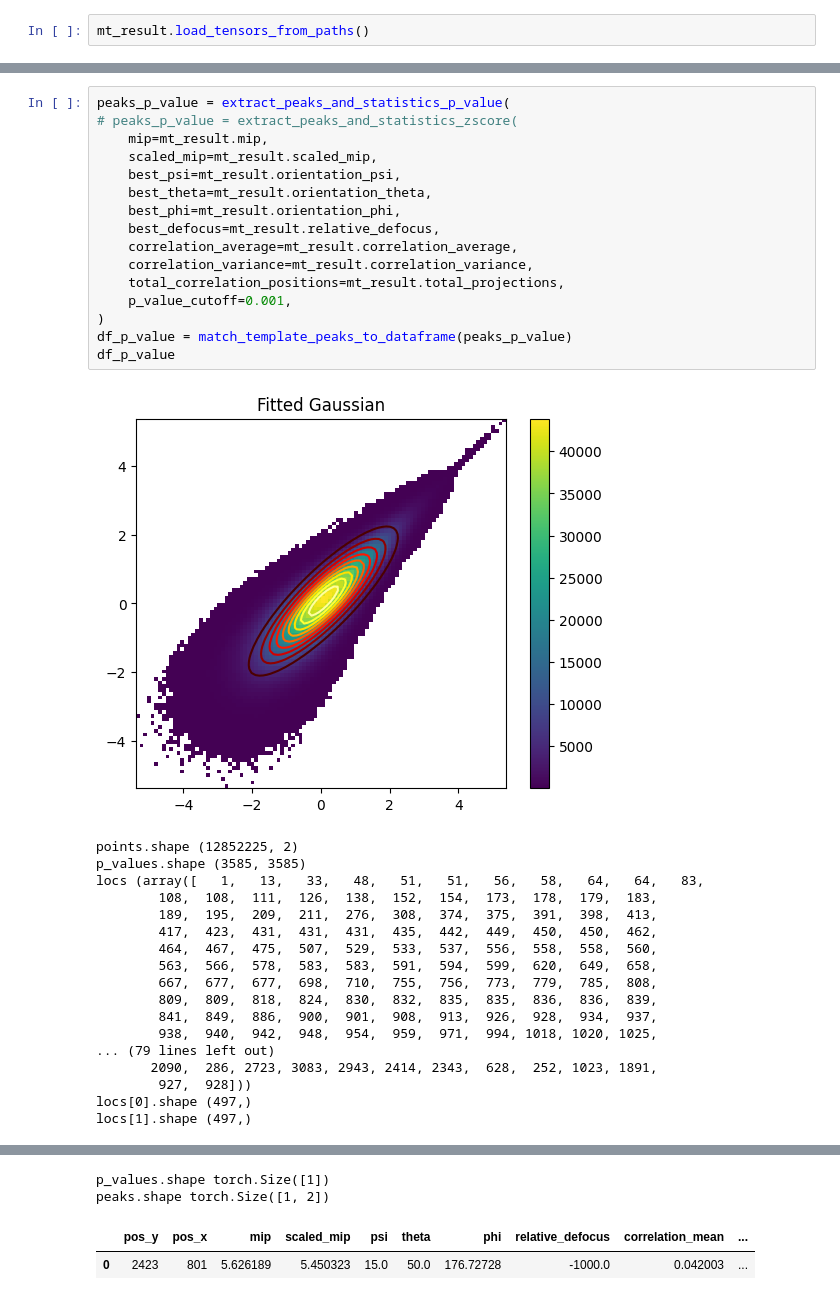
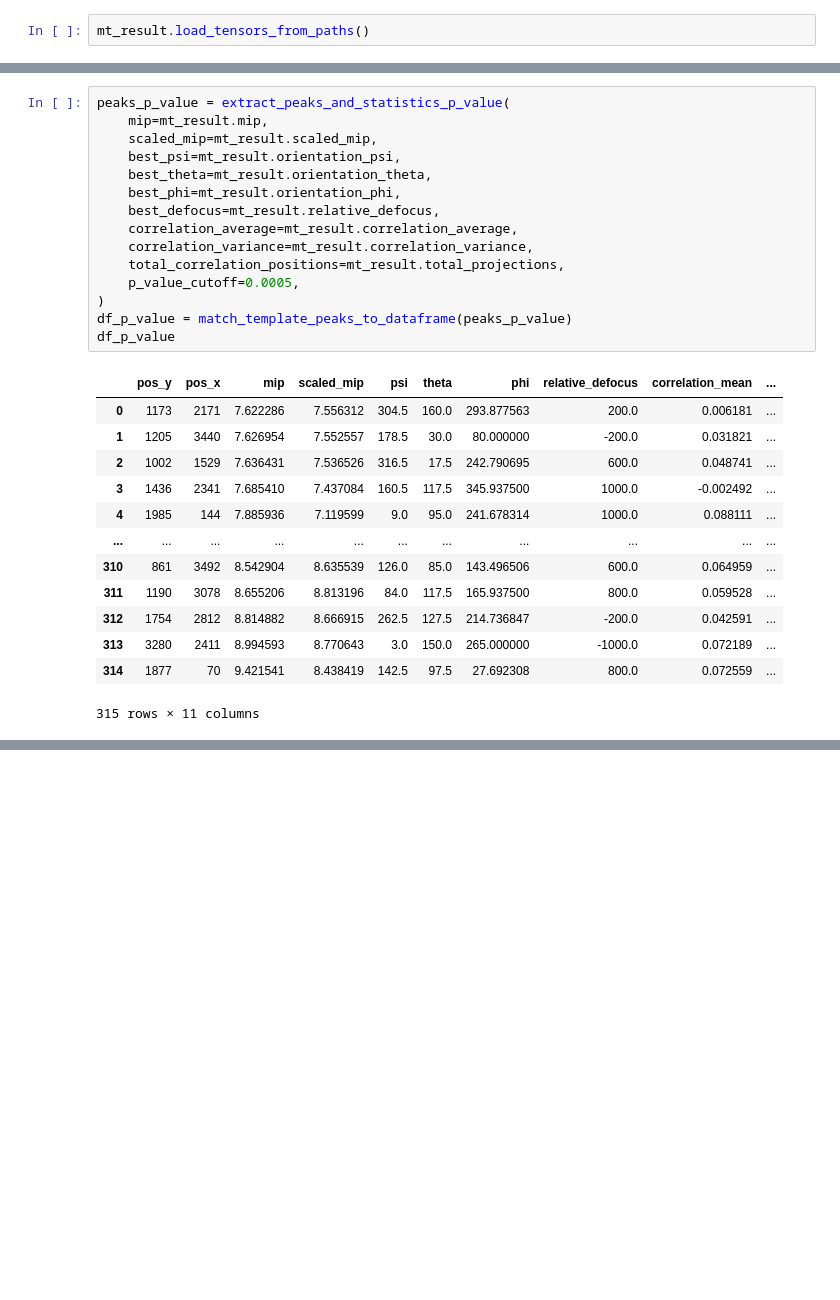
Before and after one commit to sharhar/Leopard-EM, a Jupyter notebook: examples/03-pvalue_demo.ipynb, the cells around one changed output, grey strips where cells are left out. Cells and saved outputs as stored; diff of their text form; blank space fills up the shorter version.

```diff
--- a/examples/03-pvalue_demo.ipynb
+++ b/examples/03-pvalue_demo.ipynb
@@ -71,35 +109,29 @@ peaks.shape torch.Size([363, 2])
 # %%
 peaks_p_value = extract_peaks_and_statistics_p_value(
-# peaks_p_value = extract_peaks_and_statistics_zscore(
     mip=mt_result.mip,
     scaled_mip=mt_result.scaled_mip,
     best_psi=mt_result.orientation_psi,
     best_theta=mt_result.orientation_theta,
     best_phi=mt_result.orientation_phi,
     best_defocus=mt_result.relative_defocus,
     correlation_average=mt_result.correlation_average,
     correlation_variance=mt_result.correlation_variance,
     total_correlation_positions=mt_result.total_projections,
-    p_value_cutoff=0.001,
+    p_value_cutoff=0.0005,
 )
 df_p_value = match_template_peaks_to_dataframe(peaks_p_value)
 df_p_value
 # %% [output]
-[figure, removed]
+|  | pos_y | pos_x | mip | scaled_mip | psi | theta | phi | relative_defocus | correlation_mean | ... |
+| 0 | 1173 | 2171 | 7.622286 | 7.556312 | 304.5 | 160.0 | 293.877563 | 200.0 | 0.006181 | ... |
+| 1 | 1205 | 3440 | 7.626954 | 7.552557 | 178.5 | 30.0 | 80.000000 | -200.0 | 0.031821 | ... |
+| 2 | 1002 | 1529 | 7.636431 | 7.536526 | 316.5 | 17.5 | 242.790695 | 600.0 | 0.048741 | ... |
+| 3 | 1436 | 2341 | 7.685410 | 7.437084 | 160.5 | 117.5 | 345.937500 | 1000.0 | -0.002492 | ... |
+| 4 | 1985 | 144 | 7.885936 | 7.119599 | 9.0 | 95.0 | 241.678314 | 1000.0 | 0.088111 | ... |
+| ... | ... | ... | ... | ... | ... | ... | ... | ... | ... | ... |
+| 310 | 861 | 3492 | 8.542904 | 8.635539 | 126.0 | 85.0 | 143.496506 | 600.0 | 0.064959 | ... |
+| 311 | 1190 | 3078 | 8.655206 | 8.813196 | 84.0 | 117.5 | 165.937500 | 800.0 | 0.059528 | ... |
+| 312 | 1754 | 2812 | 8.814882 | 8.666915 | 262.5 | 127.5 | 214.736847 | -200.0 | 0.042591 | ... |
+| 313 | 3280 | 2411 | 8.994593 | 8.770643 | 3.0 | 150.0 | 265.000000 | -1000.0 | 0.072189 | ... |
+| 314 | 1877 | 70 | 9.421541 | 8.438419 | 142.5 | 97.5 | 27.692308 | 800.0 | 0.072559 | ... |
-points.shape (12852225, 2)
-p_values.shape (3585, 3585)
-locs (array([   1,   13,   33,   48,   51,   51,   56,   58,   64,   64,   83,
-        108,  108,  111,  126,  138,  152,  154,  173,  178,  179,  183,
-        189,  195,  209,  211,  276,  308,  374,  375,  391,  398,  413,
-        417,  423,  431,  431,  431,  435,  442,  449,  450,  450,  462,
-        464,  467,  475,  507,  529,  533,  537,  556,  558,  558,  560,
-        563,  566,  578,  583,  583,  591,  594,  599,  620,  649,  658,
-        667,  677,  677,  698,  710,  755,  756,  773,  779,  785,  808,
-        809,  809,  818,  824,  830,  832,  835,  835,  836,  836,  839,
-        841,  849,  886,  900,  901,  908,  913,  926,  928,  934,  937,
-        938,  940,  942,  948,  954,  959,  971,  994, 1018, 1020, 1025,
-... (79 lines left out)
-       2090,  286, 2723, 3083, 2943, 2414, 2343,  628,  252, 1023, 1891,
-        927,  928]))
-locs[0].shape (497,)
-locs[1].shape (497,)
+315 rows × 11 columns
@@ -107,4 +137,0 @@ locs[1].shape (497,)
-p_values.shape torch.Size([1])
-peaks.shape torch.Size([1, 2])
-|  | pos_y | pos_x | mip | scaled_mip | psi | theta | phi | relative_defocus | correlation_mean | ... |
-| 0 | 2423 | 801 | 5.626189 | 5.450323 | 15.0 | 50.0 | 176.72728 | -1000.0 | 0.042003 | ... |
```
Also changed, not shown: parts of 12 cells of this notebook, 3 other files.
